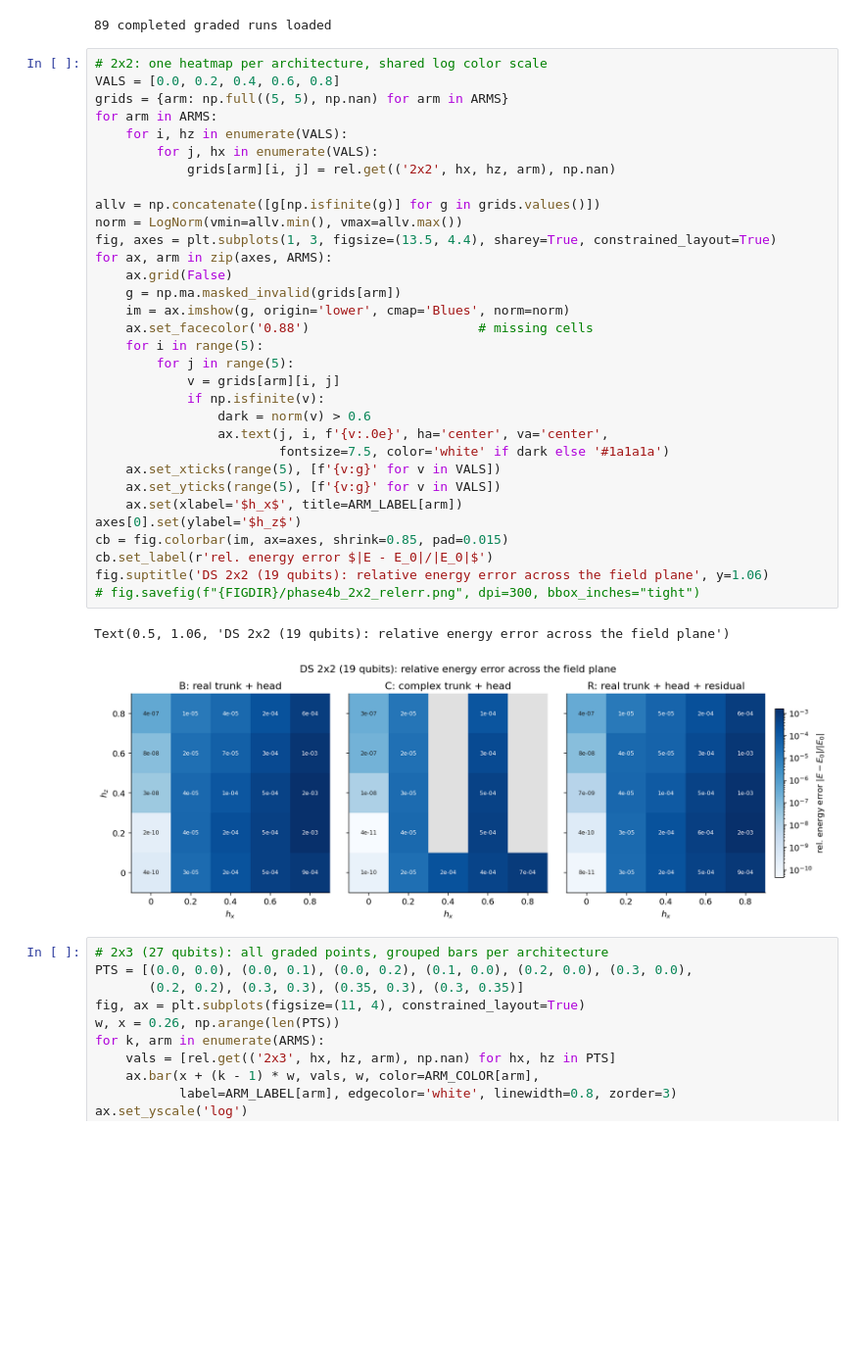
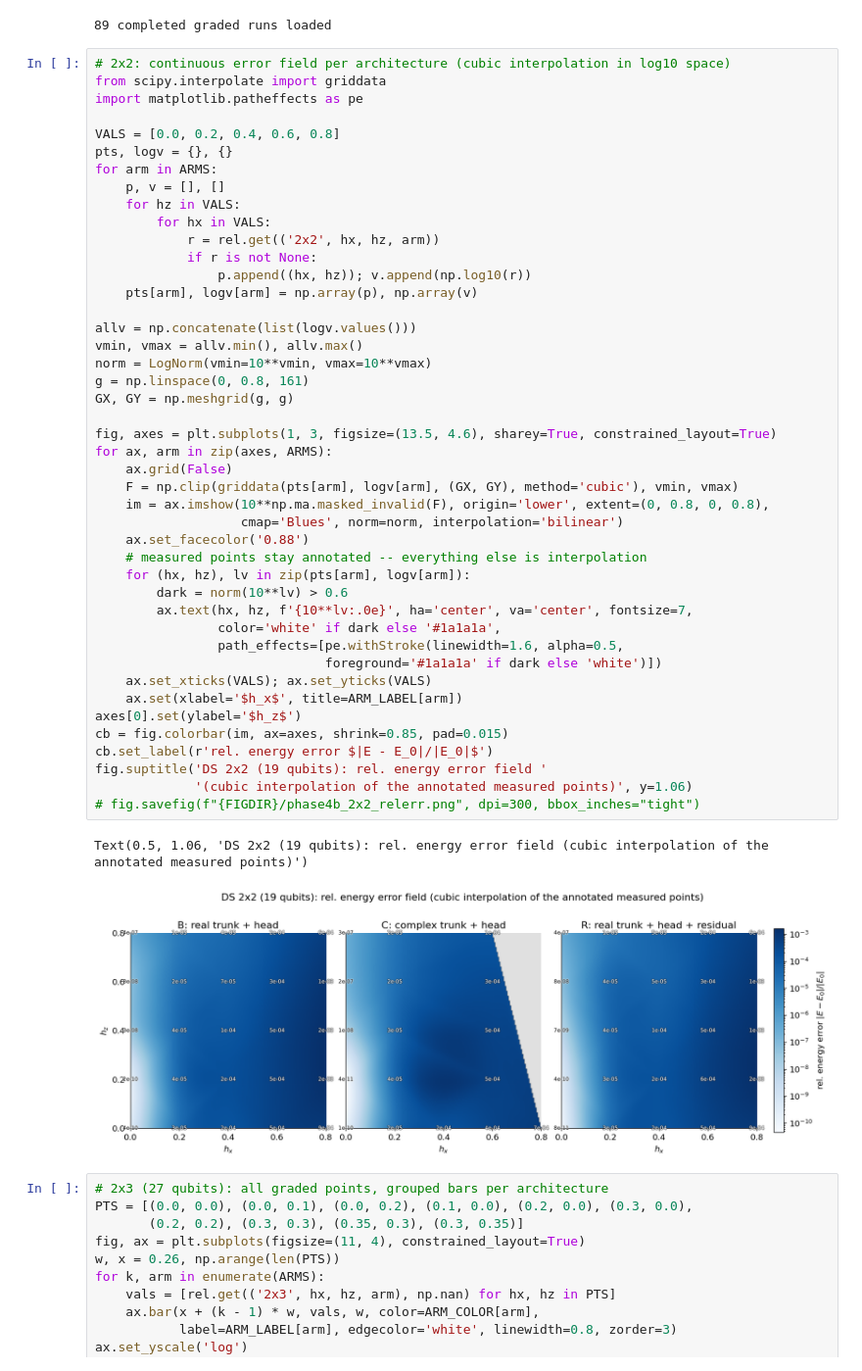
Before and after one commit to SanzharBissenali/2D-TC, a Jupyter notebook: analysis/05_phase4b_plane.ipynb, the cells around one changed output. Shown at 98% size. Cells and saved outputs as stored; diff of their text form; blank space fills up the shorter version.

Commit message:
analysis/05: continuous (cubic log-space) error field for the 2x2 heatmaps
Co-Authored-By: Claude Fable 5 <noreply@anthropic.com>

```diff
--- a/analysis/05_phase4b_plane.ipynb
+++ b/analysis/05_phase4b_plane.ipynb
@@ -59,40 +59,52 @@ print(f'{len(rel)} completed graded runs loaded')
 # %% [output]
 89 completed graded runs loaded
 # %%
-# 2x2: one heatmap per architecture, shared log color scale
+# 2x2: continuous error field per architecture (cubic interpolation in log10 space)
+from scipy.interpolate import griddata
+import matplotlib.patheffects as pe
+
 VALS = [0.0, 0.2, 0.4, 0.6, 0.8]
-grids = {arm: np.full((5, 5), np.nan) for arm in ARMS}
+pts, logv = {}, {}
 for arm in ARMS:
-    for i, hz in enumerate(VALS):
-        for j, hx in enumerate(VALS):
-            grids[arm][i, j] = rel.get(('2x2', hx, hz, arm), np.nan)
+    p, v = [], []
+    for hz in VALS:
+        for hx in VALS:
+            r = rel.get(('2x2', hx, hz, arm))
+            if r is not None:
+                p.append((hx, hz)); v.append(np.log10(r))
+    pts[arm], logv[arm] = np.array(p), np.array(v)
 
-allv = np.concatenate([g[np.isfinite(g)] for g in grids.values()])
-norm = LogNorm(vmin=allv.min(), vmax=allv.max())
-fig, axes = plt.subplots(1, 3, figsize=(13.5, 4.4), sharey=True, constrained_layout=True)
+allv = np.concatenate(list(logv.values()))
+vmin, vmax = allv.min(), allv.max()
+norm = LogNorm(vmin=10**vmin, vmax=10**vmax)
+g = np.linspace(0, 0.8, 161)
+GX, GY = np.meshgrid(g, g)
+
+fig, axes = plt.subplots(1, 3, figsize=(13.5, 4.6), sharey=True, constrained_layout=True)
 for ax, arm in zip(axes, ARMS):
     ax.grid(False)
-    g = np.ma.masked_invalid(grids[arm])
-    im = ax.imshow(g, origin='lower', cmap='Blues', norm=norm)
-    ax.set_facecolor('0.88')                      # missing cells
-    for i in range(5):
-        for j in range(5):
-            v = grids[arm][i, j]
-            if np.isfinite(v):
-                dark = norm(v) > 0.6
-                ax.text(j, i, f'{v:.0e}', ha='center', va='center',
-                        fontsize=7.5, color='white' if dark else '#1a1a1a')
-    ax.set_xticks(range(5), [f'{v:g}' for v in VALS])
-    ax.set_yticks(range(5), [f'{v:g}' for v in VALS])
+    F = np.clip(griddata(pts[arm], logv[arm], (GX, GY), method='cubic'), vmin, vmax)
+    im = ax.imshow(10**np.ma.masked_invalid(F), origin='lower', extent=(0, 0.8, 0, 0.8),
+                   cmap='Blues', norm=norm, interpolation='bilinear')
+    ax.set_facecolor('0.88')
+    # measured points stay annotated -- everything else is interpolation
+    for (hx, hz), lv in zip(pts[arm], logv[arm]):
+        dark = norm(10**lv) > 0.6
+        ax.text(hx, hz, f'{10**lv:.0e}', ha='center', va='center', fontsize=7,
+                color='white' if dark else '#1a1a1a',
+                path_effects=[pe.withStroke(linewidth=1.6, alpha=0.5,
+                              foreground='#1a1a1a' if dark else 'white')])
+    ax.set_xticks(VALS); ax.set_yticks(VALS)
     ax.set(xlabel='$h_x$', title=ARM_LABEL[arm])
 axes[0].set(ylabel='$h_z$')
 cb = fig.colorbar(im, ax=axes, shrink=0.85, pad=0.015)
 cb.set_label(r'rel. energy error $|E - E_0|/|E_0|$')
-fig.suptitle('DS 2x2 (19 qubits): relative energy error across the field plane', y=1.06)
+fig.suptitle('DS 2x2 (19 qubits): rel. energy error field '
+             '(cubic interpolation of the annotated measured points)', y=1.06)
 # fig.savefig(f"{FIGDIR}/phase4b_2x2_relerr.png", dpi=300, bbox_inches="tight")
 # %% [output]
-Text(0.5, 1.06, 'DS 2x2 (19 qubits): relative energy error across the field plane')
+Text(0.5, 1.06, 'DS 2x2 (19 qubits): rel. energy error field (cubic interpolation of the annotated measured points)')
-[figure, old version]
+[figure, new version]
 # %%
 # 2x3 (27 qubits): all graded points, grouped bars per architecture
 PTS = [(0.0, 0.0), (0.0, 0.1), (0.0, 0.2), (0.1, 0.0), (0.2, 0.0), (0.3, 0.0),
```
